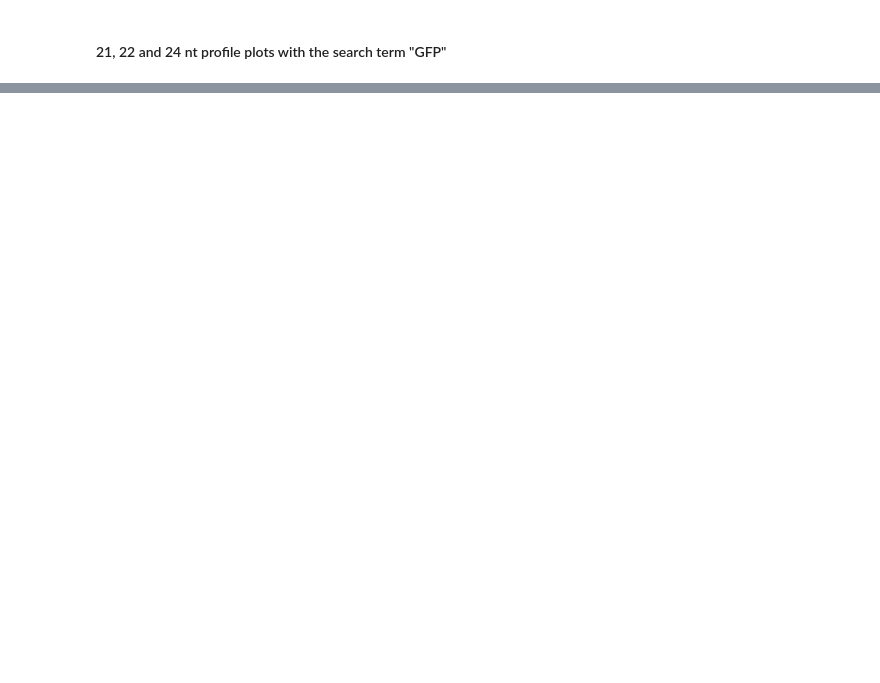
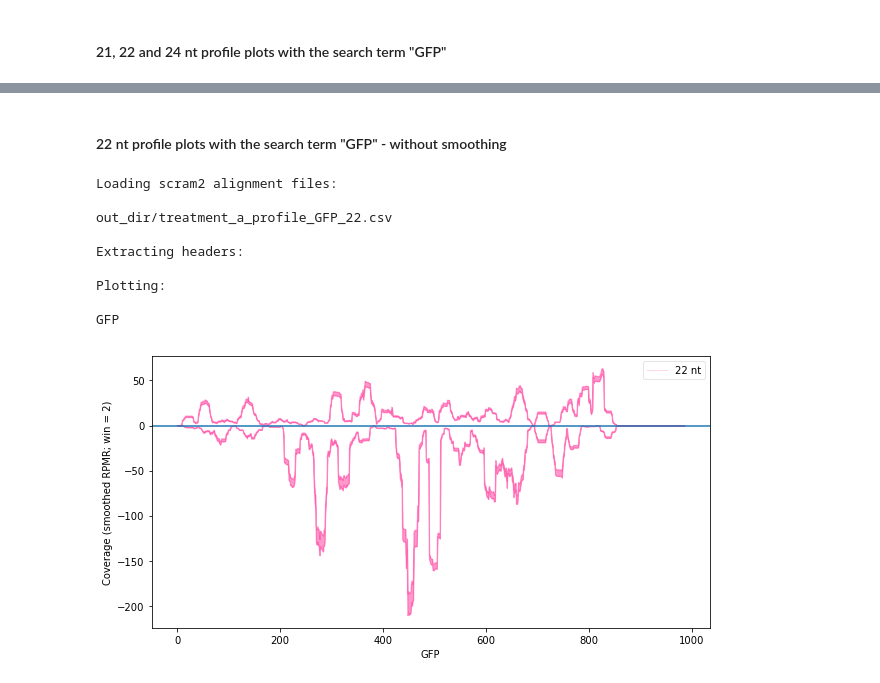
Before and after one commit to sfletc/scram2_worked_example, a Jupyter notebook: scram2_demonstration.ipynb, the cells around one changed output, grey strips where cells are left out. Saved outputs shown, nothing was run; the diff lists cells and outputs as text; code cells hidden in the pictures; blank space fills up the shorter version.

```diff
--- a/scram2_demonstration.ipynb
+++ b/scram2_demonstration.ipynb
@@ -286,0 +309,16 @@ GFP
+# %% [markdown]
+#### 22 nt profile plots with the search term "GFP" - without smoothing
+# %%
+%run /scram2_plot/scram2_plot.py profile -s GFP \
+    -a out_dir/treatment_a_profile_GFP -l 22 -win 1
+# %% [output]
+Loading scram2 alignment files:
+
+out_dir/treatment_a_profile_GFP_22.csv
+
+Extracting headers:
+
+Plotting:
+
+GFP
+[figure, added]
```
Also changed, not shown: parts of 22 cells of this notebook.
